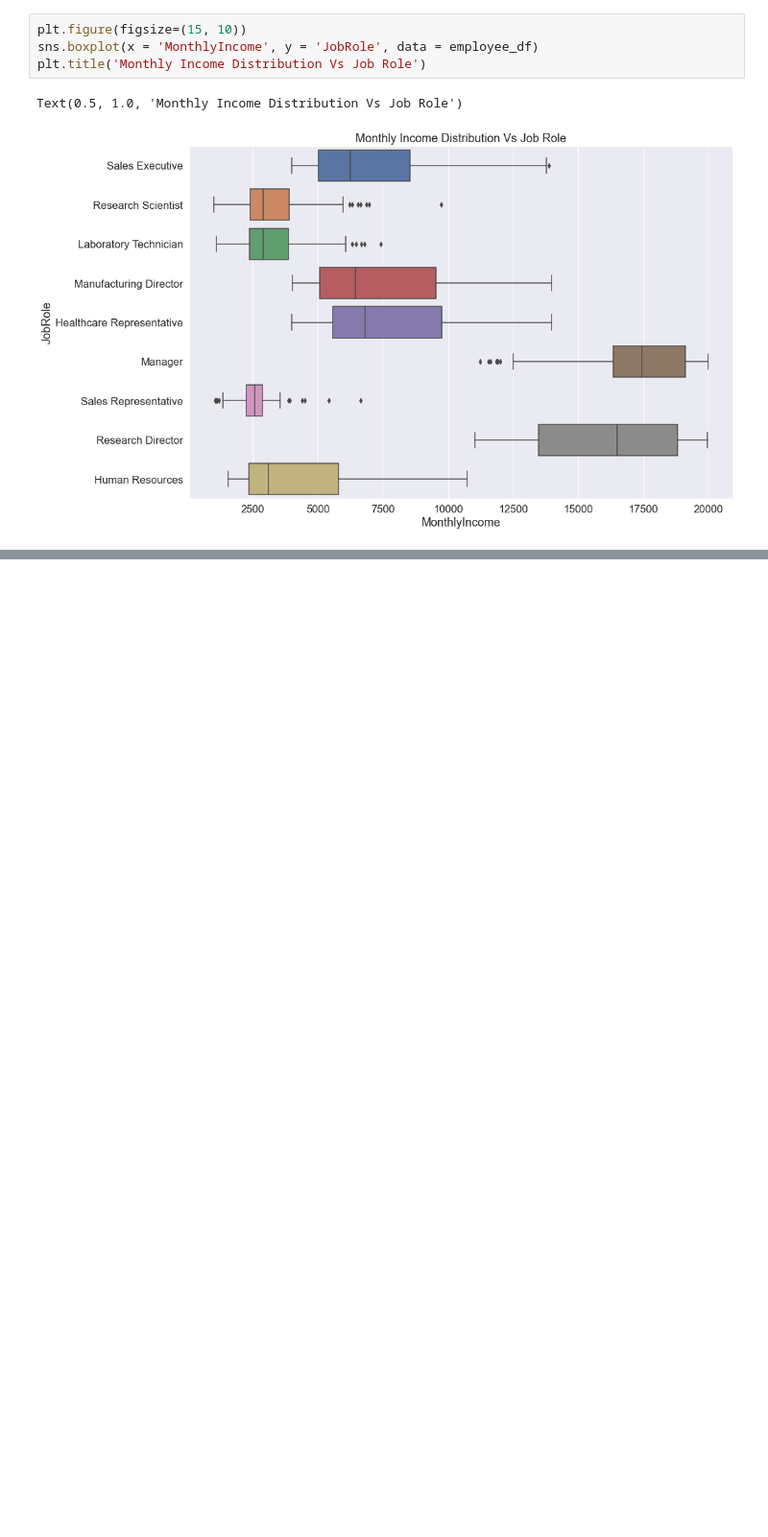
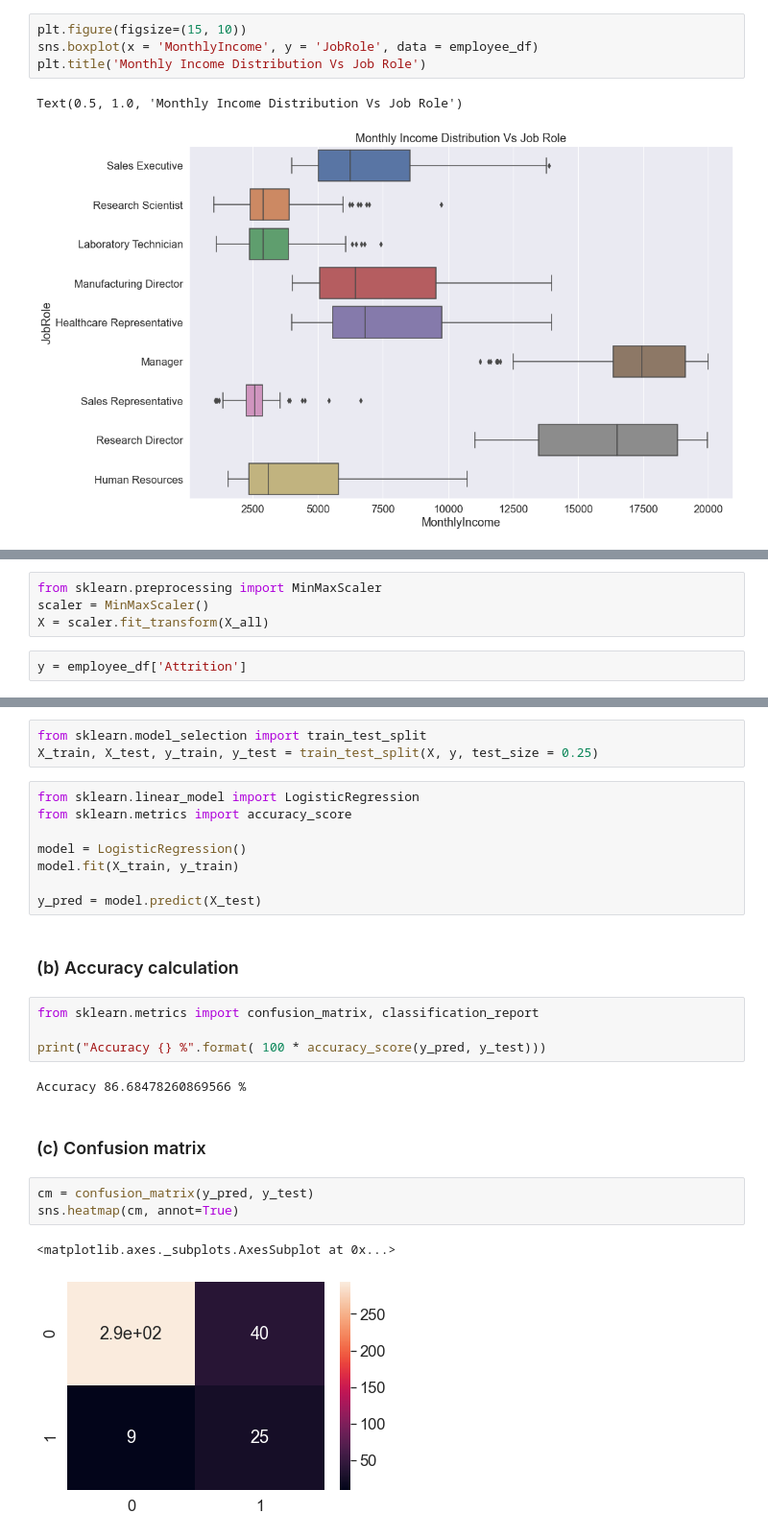
Before and after one commit to Panostam/Human_Resources_Department_Project, a Jupyter notebook: HR_Project.ipynb, the cells around one changed output, grey strips where cells are left out. Shown at 96% size. Drawn from its saved outputs; the diff is of its cells as text; blank space fills up the shorter version.

```diff
--- a/HR_Project.ipynb
+++ b/HR_Project.ipynb
@@ -242,0 +263,6 @@ Text(0.5, 1.0, 'Monthly Income Distribution Vs Job Role')
+# %%
+from sklearn.preprocessing import MinMaxScaler
+scaler = MinMaxScaler()
+X = scaler.fit_transform(X_all)
+# %%
+y = employee_df['Attrition']
@@ -242,0 +273,27 @@ Text(0.5, 1.0, 'Monthly Income Distribution Vs Job Role')
+# %%
+from sklearn.model_selection import train_test_split
+X_train, X_test, y_train, y_test = train_test_split(X, y, test_size = 0.25)
+# %%
+from sklearn.linear_model import LogisticRegression
+from sklearn.metrics import accuracy_score
+
+model = LogisticRegression()
+model.fit(X_train, y_train)
+
+y_pred = model.predict(X_test)
+# %% [markdown]
+### (b) Accuracy calculation
+# %%
+from sklearn.metrics import confusion_matrix, classification_report
+
+print("Accuracy {} %".format( 100 * accuracy_score(y_pred, y_test)))
+# %% [output]
+Accuracy 86.68478260869566 %
+# %% [markdown]
+### (c) Confusion matrix
+# %%
+cm = confusion_matrix(y_pred, y_test)
+sns.heatmap(cm, annot=True)
+# %% [output]
+<matplotlib.axes._subplots.AxesSubplot at 0x...>
+[figure, added]
```
Also changed, not shown: parts of 22 cells of this notebook.
